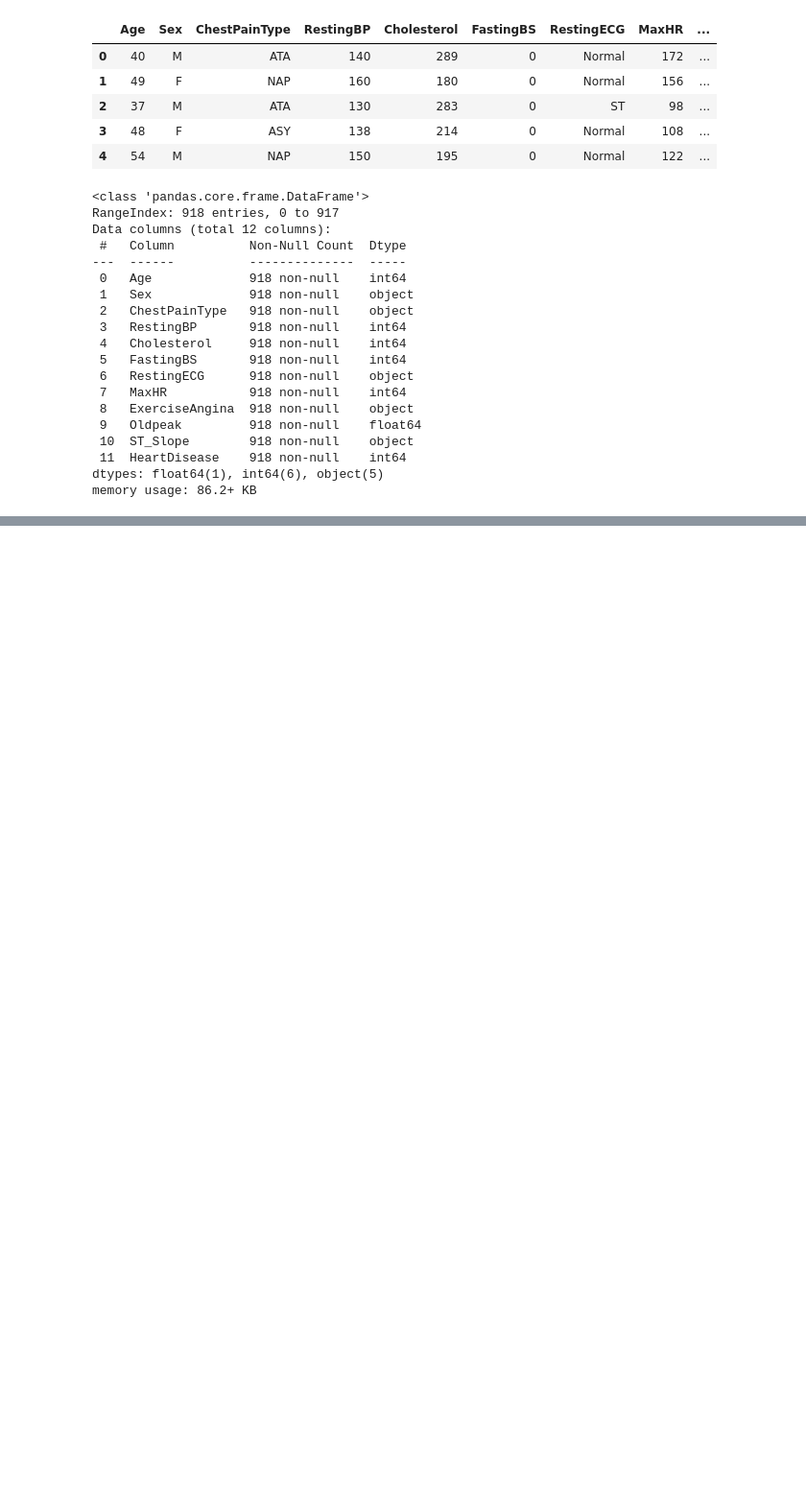
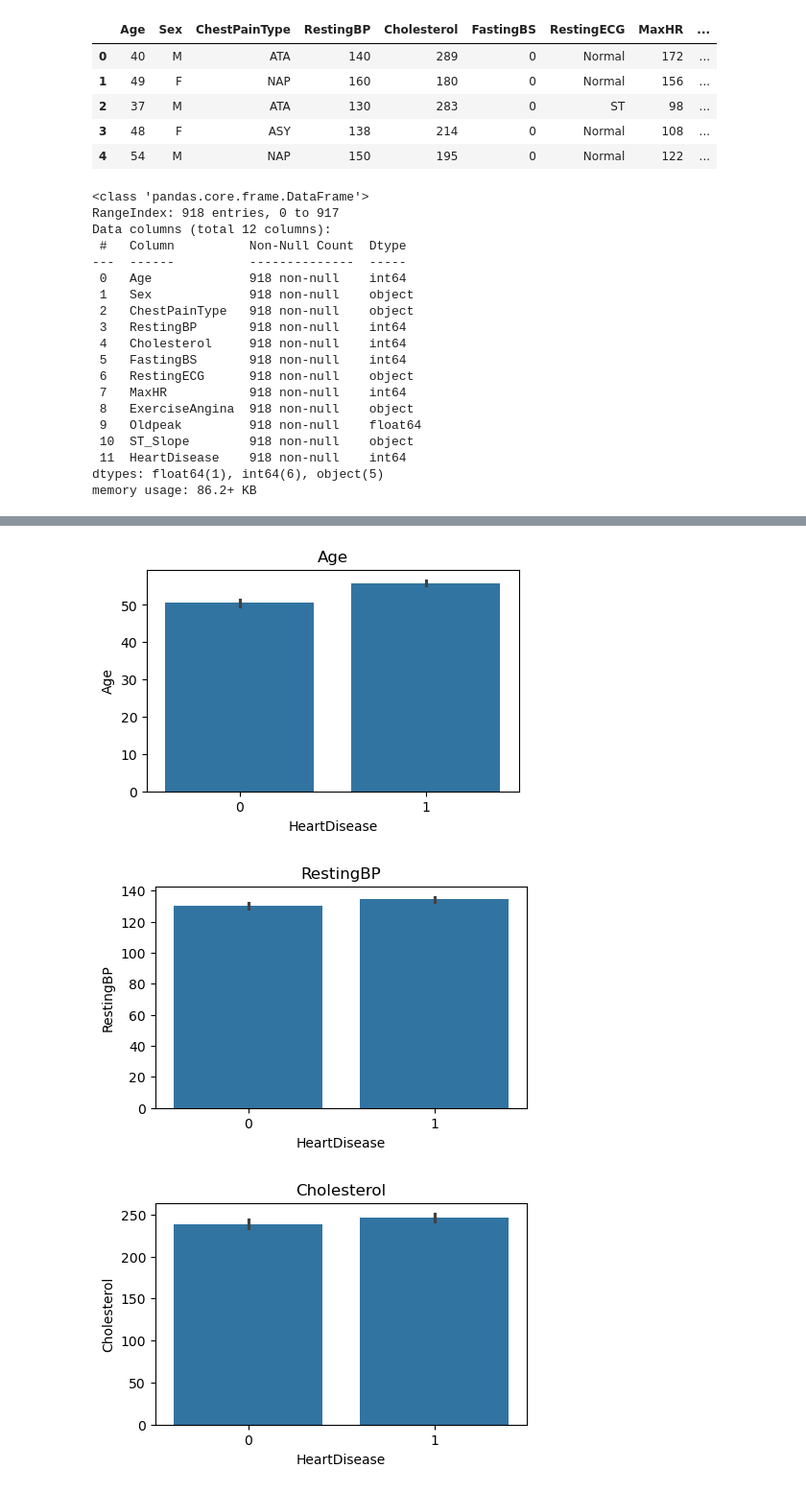
Before and after one commit to Samiabdus786/Machine-Learning, a Jupyter notebook: heart.ipynb, the cells around one changed output, grey strips where cells are left out. Shown at 96% size. Cells and saved outputs as stored; diff of their text form; code cells hidden in the pictures; blank space fills up the shorter version.

```diff
--- a/heart.ipynb
+++ b/heart.ipynb
@@ -82,0 +81,4 @@ sss
+# %%
+cols = ["Cholesterol", "RestingBP", "MaxHR", "Oldpeak"]
+df[cols] = df[cols].replace(0, np.nan)
+df.fillna(df.median(numeric_only=True), inplace=True)
@@ -82,0 +107,10 @@ sss
+# %%
+for col in ["Age","RestingBP","Cholesterol","MaxHR","Oldpeak"]:
+    plt.figure(figsize=(5,3))
+    sns.barplot(x=df["HeartDisease"], y=df[col])
+    plt.title(col)
+    plt.show()
+# %% [output]
+[figure, added]
+[figure, added]
+[figure, added]
```
Also changed, not shown: parts of 23 cells of this notebook, 1 other file.
